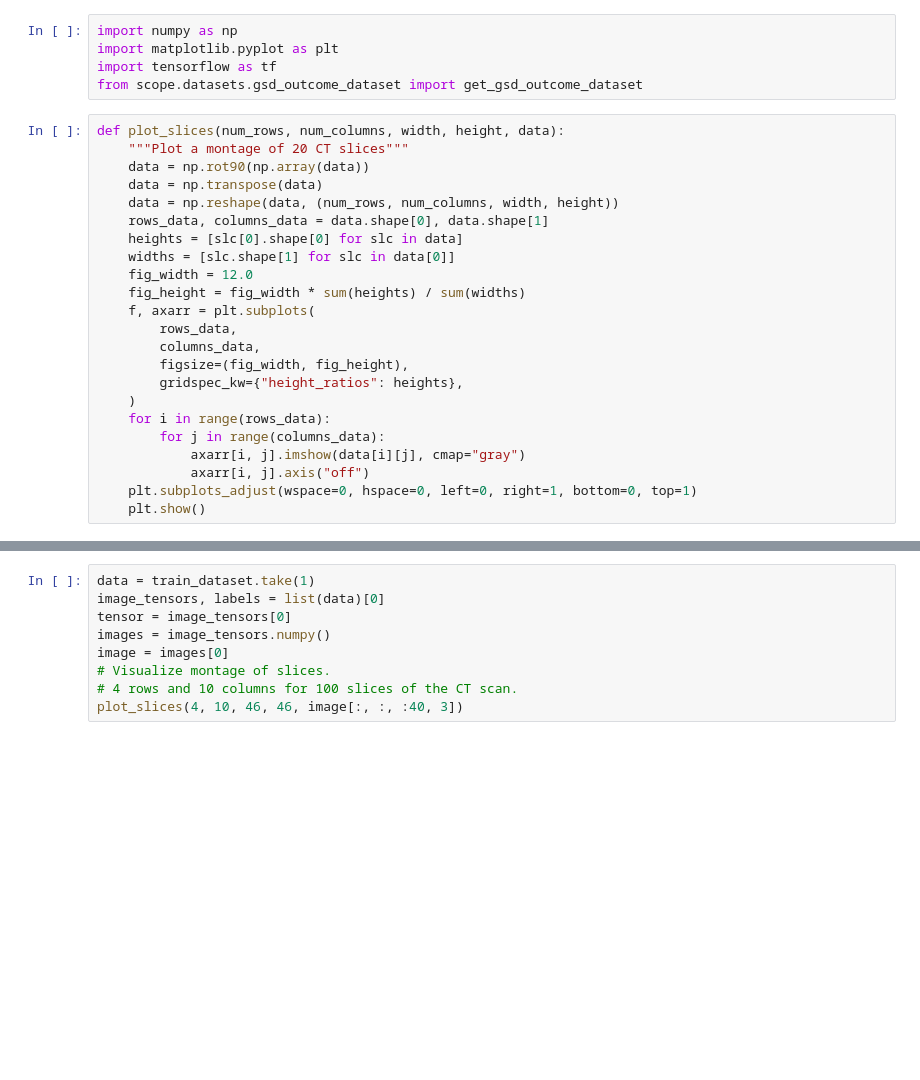
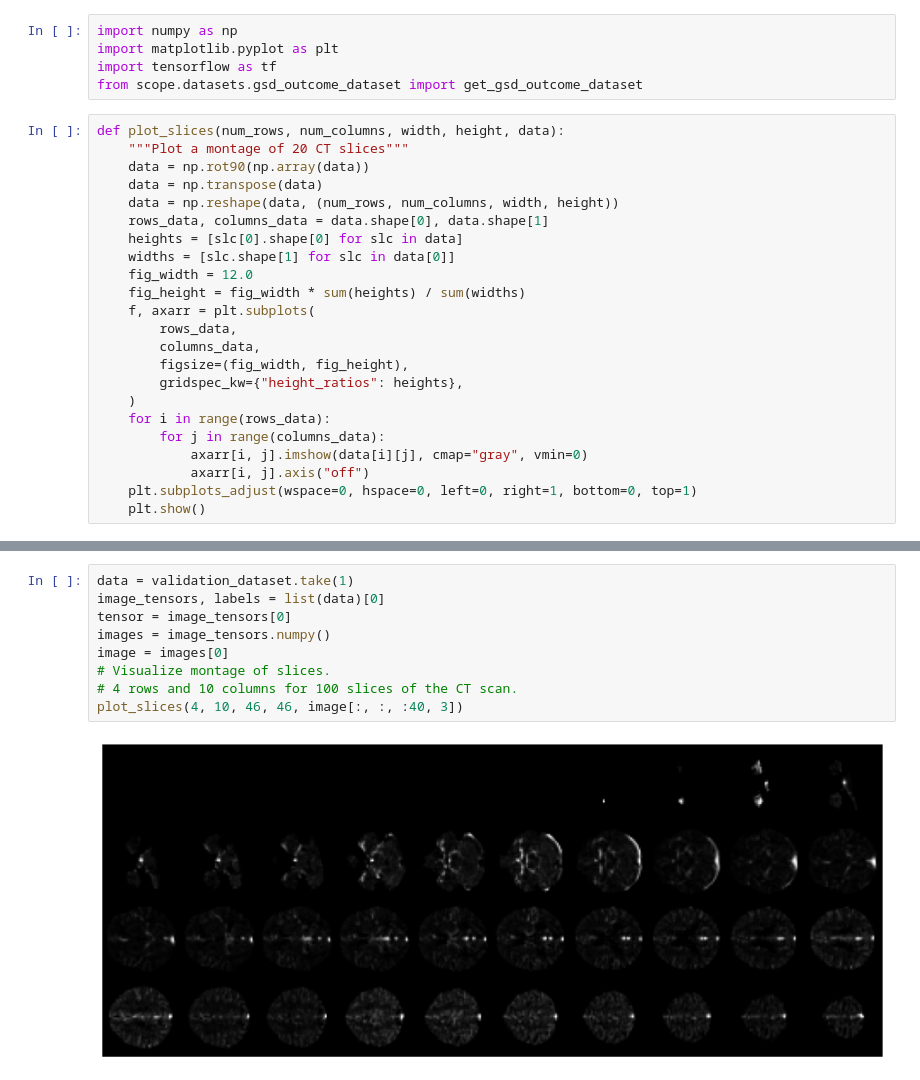
Before and after one commit to JulianKlug/scop, a Jupyter notebook: exploratory_experiments/onset/data_augment_test.ipynb, the cells around one changed output, grey strips where cells are left out. Saved outputs shown, nothing was run; the diff lists cells and outputs as text; blank space fills up the shorter version.

```diff
--- a/exploratory_experiments/onset/data_augment_test.ipynb
+++ b/exploratory_experiments/onset/data_augment_test.ipynb
@@ -22,7 +22,7 @@ def plot_slices(num_rows, num_columns, width, height, data):
     )
     for i in range(rows_data):
         for j in range(columns_data):
-            axarr[i, j].imshow(data[i][j], cmap="gray")
+            axarr[i, j].imshow(data[i][j], cmap="gray", vmin=0)
             axarr[i, j].axis("off")
     plt.subplots_adjust(wspace=0, hspace=0, left=0, right=1, bottom=0, top=1)
     plt.show()
@@ -44,12 +46,14 @@ train_dataset, validation_dataset, id_allocation = get_gsd_outcome_dataset(label
 # %%
-data = train_dataset.take(1)
+data = validation_dataset.take(1)
 image_tensors, labels = list(data)[0]
 tensor = image_tensors[0]
 images = image_tensors.numpy()
 image = images[0]
 # Visualize montage of slices.
 # 4 rows and 10 columns for 100 slices of the CT scan.
 plot_slices(4, 10, 46, 46, image[:, :, :40, 3])
+# %% [output]
+[figure, added]
 # %%
 from scope.utils.augmentations import RandAugment3D
 
```
Also changed, not shown: parts of 6 cells of this notebook, 2 other files.
